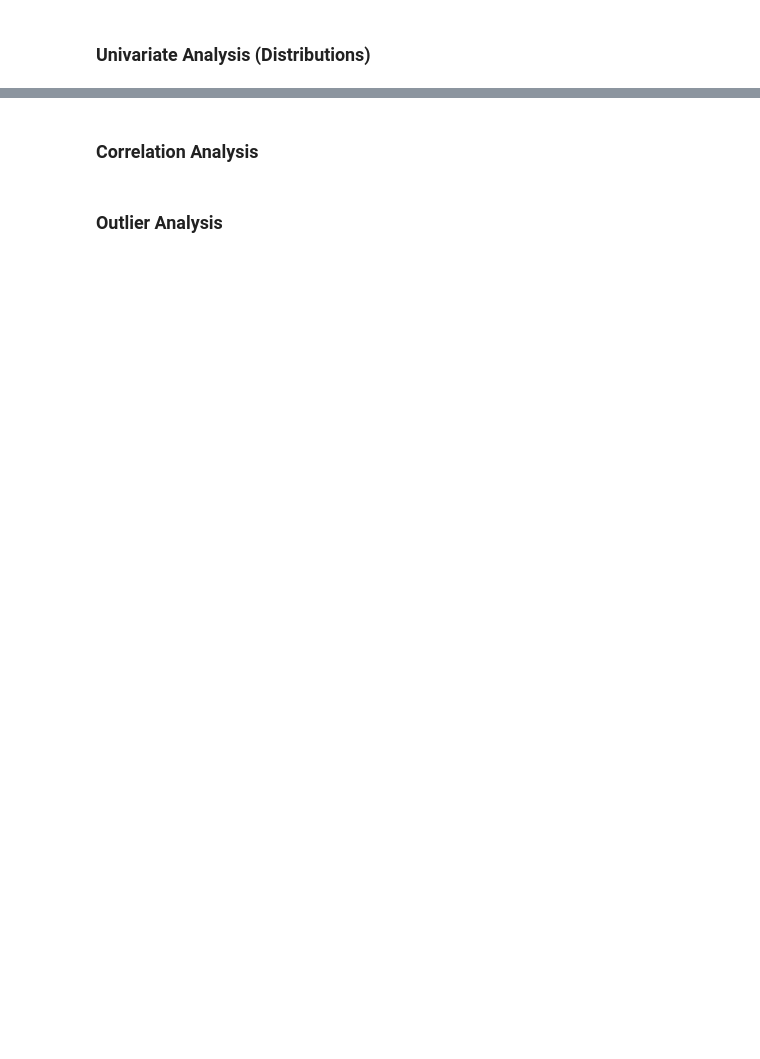
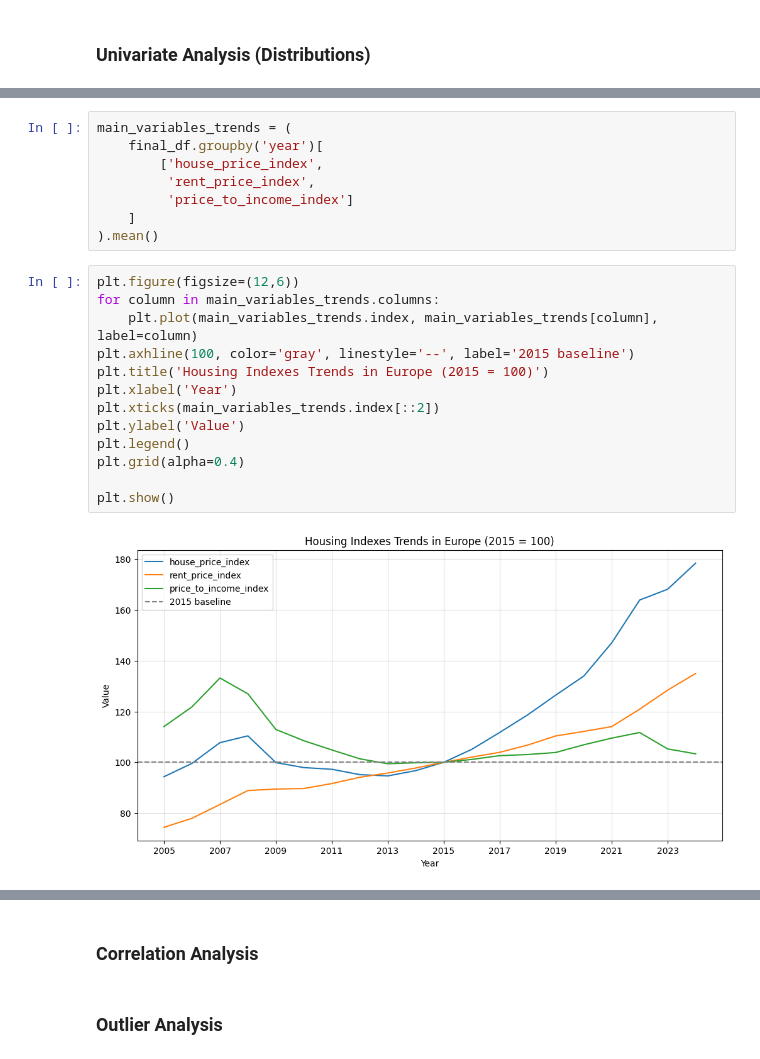
Before and after one commit to baktofebruary/InfoVis, a Jupyter notebook: notebooks/prepare_data.ipynb, the cells around one changed output, grey strips where cells are left out. Cells and saved outputs as stored; diff of their text form; blank space fills up the shorter version.

```diff
--- a/notebooks/prepare_data.ipynb
+++ b/notebooks/prepare_data.ipynb
@@ -675,0 +749,23 @@ final_df.shape
+# %%
+main_variables_trends = (
+    final_df.groupby('year')[
+        ['house_price_index',
+         'rent_price_index',
+         'price_to_income_index']
+    ]
+).mean()
+# %%
+plt.figure(figsize=(12,6))
+for column in main_variables_trends.columns:
+    plt.plot(main_variables_trends.index, main_variables_trends[column], label=column)
+plt.axhline(100, color='gray', linestyle='--', label='2015 baseline')
+plt.title('Housing Indexes Trends in Europe (2015 = 100)')
+plt.xlabel('Year')
+plt.xticks(main_variables_trends.index[::2])
+plt.ylabel('Value')
+plt.legend()
+plt.grid(alpha=0.4)
+
+plt.show()
+# %% [output]
+[figure, added]
```
Also changed, not shown: parts of 21 cells of this notebook, 1 other file.
